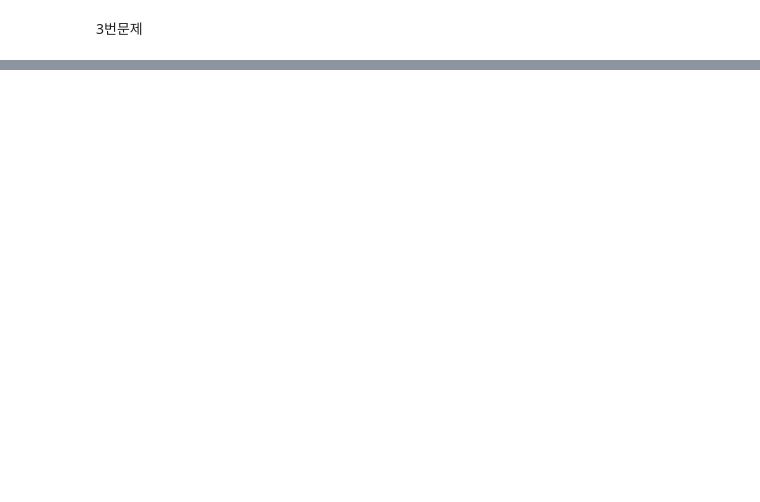
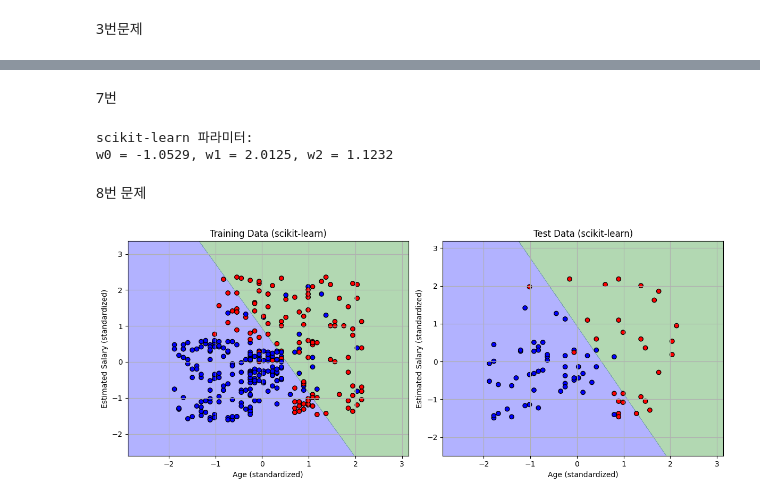
Before and after one commit to upeast/Lee2, a Jupyter notebook: week6과제.ipynb, the cells around one changed output, grey strips where cells are left out. Drawn from its saved outputs; the diff is of its cells as text; code cells hidden in the pictures; blank space fills up the shorter version.

```diff
--- a/week6과제.ipynb
+++ b/week6과제.ipynb
@@ -52,0 +117,43 @@ print("테스트 데이터 개수:", len(X_test))
+# %% [markdown]
+7번
+# %%
+from sklearn.linear_model import LogisticRegression
+
+# 모델 학습
+clf = LogisticRegression()
+clf.fit(X_train, y_train.ravel())
+
+# 파라미터 출력
+print(f"scikit-learn 파라미터:")
+print(f"w0 = {clf.intercept_[0]:.4f}, w1 = {clf.coef_[0][0]:.4f}, w2 = {clf.coef_[0][1]:.4f}")
+# %% [output]
+scikit-learn 파라미터:
+w0 = -1.0529, w1 = 2.0125, w2 = 1.1232
+# %% [markdown]
+8번 문제
+# %%
+# 8. scikit-learn 모델 시각화
+def plot_decision_boundary_sklearn(X, y, model, title):
+    x_min, x_max = X[:, 0].min()-1, X[:, 0].max()+1
+    y_min, y_max = X[:, 1].min()-1, X[:, 1].max()+1
+    xx, yy = np.meshgrid(np.linspace(x_min, x_max, 200),
+                         np.linspace(y_min, y_max, 200))
+    grid = np.c_[xx.ravel(), yy.ravel()]
+    probs = model.predict_proba(grid)[:, 1].reshape(xx.shape)
+
+    plt.contourf(xx, yy, probs, levels=[0, 0.5, 1], alpha=0.3, colors=['blue', 'green'])
+    plt.scatter(X[:, 0], X[:, 1], c=y.ravel(), cmap='bwr', edgecolor='k')
+    plt.title(title)
+    plt.xlabel("Age (standardized)")
+    plt.ylabel("Estimated Salary (standardized)")
+    plt.grid(True)
+
+plt.figure(figsize=(12, 5))
+plt.subplot(1, 2, 1)
+plot_decision_boundary_sklearn(X_train, y_train, clf, "Training Data (scikit-learn)")
+plt.subplot(1, 2, 2)
+plot_decision_boundary_sklearn(X_test, y_test, clf, "Test Data (scikit-learn)")
+plt.tight_layout()
+plt.show()
+# %% [output]
+[figure, added]
```
Also changed, not shown: parts of 11 cells of this notebook.
